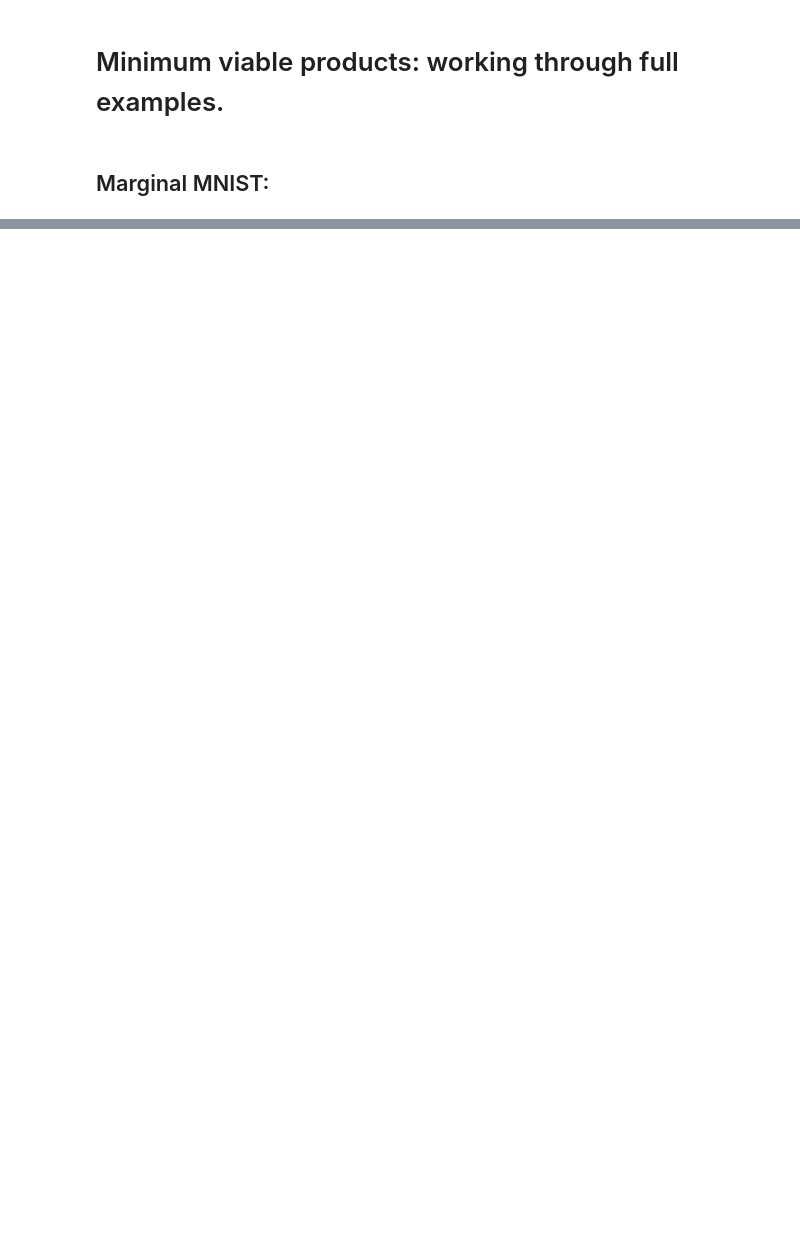
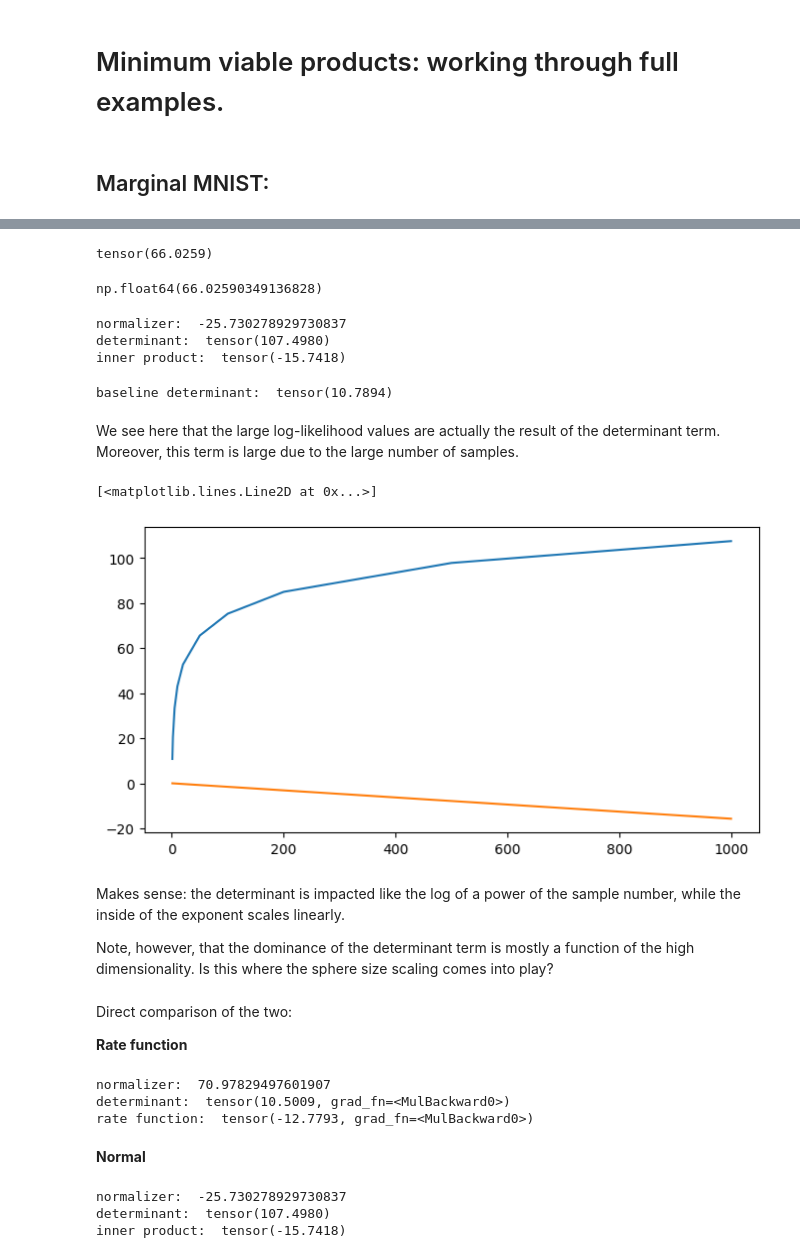
Before and after one commit to lrast/learnedExpFam, a Jupyter notebook: 1.0-full-examples.ipynb, the cells around one changed output, grey strips where cells are left out. Saved outputs shown, nothing was run; the diff lists cells and outputs as text; code cells hidden in the pictures; blank space fills up the shorter version.

```diff
--- a/1.0-full-examples.ipynb
+++ b/1.0-full-examples.ipynb
@@ -41,0 +180,69 @@ RuntimeError: mat1 and mat2 shapes cannot be multiplied (1x2 and 28x200)
+# %%
+centered = samples - mean
+invcov = torch.linalg.inv( (1./n_samples)*cov)
+
+-d/2 * np.log(2*torch.pi) -0.5*torch.logdet( (1./n_samples)*cov) -0.5 * centered[0] @ invcov @ centered[0]
+# %% [output]
+tensor(66.0259)
+# %%
+sample_dist.logpdf(samples)[0]
+# %% [output]
+np.float64(66.02590349136828)
+# %%
+print('normalizer: ', -d/2 * np.log(2*torch.pi))
+print('determinant: ', -0.5*torch.logdet( (1./n_samples)*cov))
+print('inner product: ', -0.5 * centered[0] @ invcov @ centered[0])
+# %% [output]
+normalizer:  -25.730278929730837
+determinant:  tensor(107.4980)
+inner product:  tensor(-15.7418)
+# %%
+print('baseline determinant: ', -0.5*torch.logdet(cov))
+# %% [output]
+baseline determinant:  tensor(10.7894)
+# %% [markdown]
+We see here that the large log-likelihood values are actually the result of the determinant term. Moreover, this term is large due to the large number of samples.
+# %%
+dets = []
+mains = []
+
+sample_nums = [1, 2, 5, 10, 20, 50, 100, 200, 500, 1000]
+for sample_num in sample_nums:
+    invcov = torch.linalg.inv( (1./sample_num)*cov)
+
+    dets.append(-0.5*torch.logdet( (1./sample_num)*cov))
+    mains.append(-0.5 * centered[0] @ invcov @ centered[0])
+# %%
+plt.plot(sample_nums, dets)
+plt.plot(sample_nums, mains)
+# %% [output]
+[<matplotlib.lines.Line2D at 0x...>]
+[figure, added]
+# %% [markdown]
+Makes sense: the determinant is impacted like the log of a power of the sample number, while the inside of the exponent scales linearly.
+
+Note, however, that the dominance of the determinant term is mostly a function of the high dimensionality. Is this where the sphere size scaling comes into play?
+# %% [markdown]
+Direct comparison of the two:
+
+__Rate function__
+# %%
+thetas, Is = mnist_cgf.dual_opt(samples)
+
+print('normalizer: ', -(d/2) * np.log((2 * torch.pi)) + (d/2) * np.log( n_samples ))
+print('determinant: ', - 0.5 * torch.logdet(mnist_cgf.hess(thetas))[0])
+print('rate function: ', -n_samples*Is[0])
+# %% [output]
+normalizer:  70.97829497601907
+determinant:  tensor(10.5009, grad_fn=<MulBackward0>)
+rate function:  tensor(-12.7793, grad_fn=<MulBackward0>)
+# %% [markdown]
+__Normal__
+# %%
+print('normalizer: ', -d/2 * np.log(2*torch.pi))
+print('determinant: ', -0.5*torch.logdet( (1./n_samples)*cov))
+print('inner product: ', -0.5 * centered[0] @ invcov @ centered[0])
+# %% [output]
+normalizer:  -25.730278929730837
+determinant:  tensor(107.4980)
+inner product:  tensor(-15.7418)
```
Also changed, not shown: parts of 120 cells of this notebook, 4 other files.
